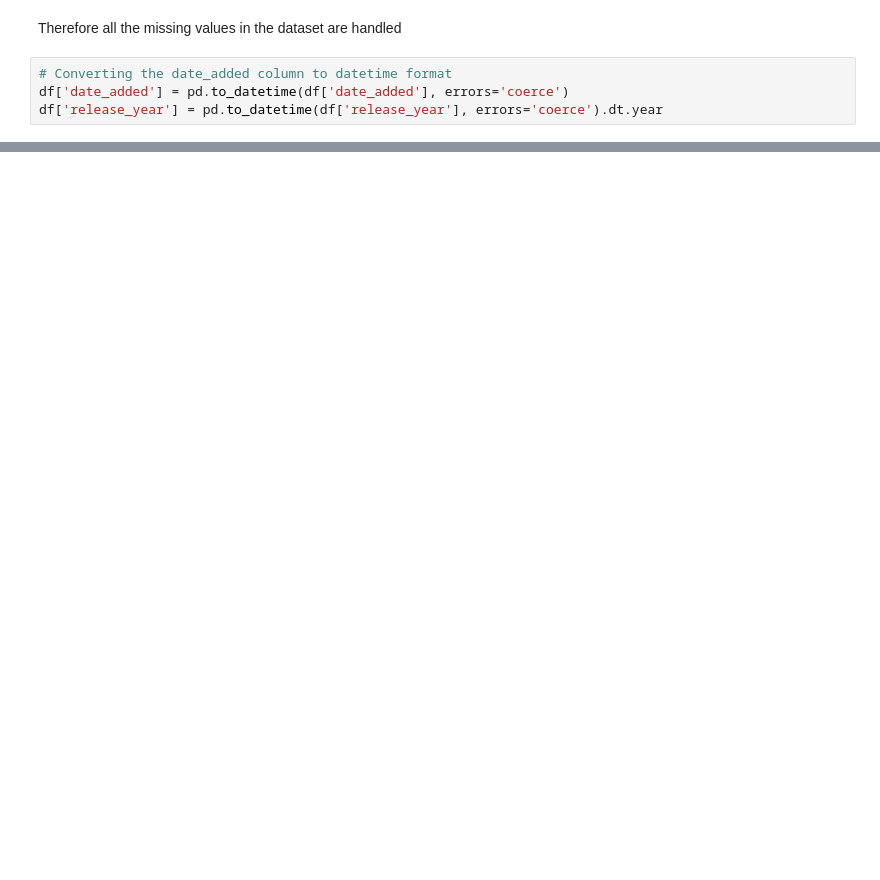
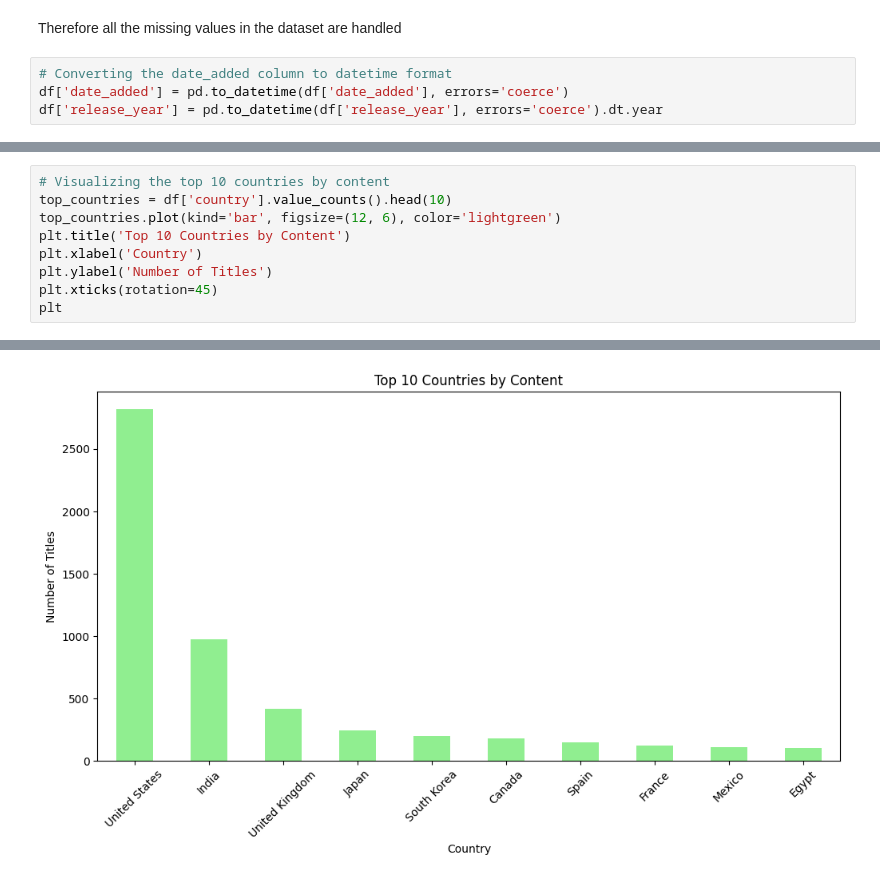
Before and after one commit to SakriyaPyakurel/netflix-EDA, a Jupyter notebook: operations.ipynb, the cells around one changed output, grey strips where cells are left out. Saved outputs shown, nothing was run; the diff lists cells and outputs as text; blank space fills up the shorter version.

```diff
--- a/operations.ipynb
+++ b/operations.ipynb
@@ -92,0 +150,10 @@ df.head(10)
+# %%
+# Visualizing the top 10 countries by content
+top_countries = df['country'].value_counts().head(10)
+top_countries.plot(kind='bar', figsize=(12, 6), color='lightgreen')
+plt.title('Top 10 Countries by Content')
+plt.xlabel('Country')
+plt.ylabel('Number of Titles')
+plt.xticks(rotation=45)
+plt
+# %% [output]
@@ -92,0 +161 @@ df.head(10)
+[figure, added]
```
Also changed, not shown: parts of 17 cells of this notebook.
